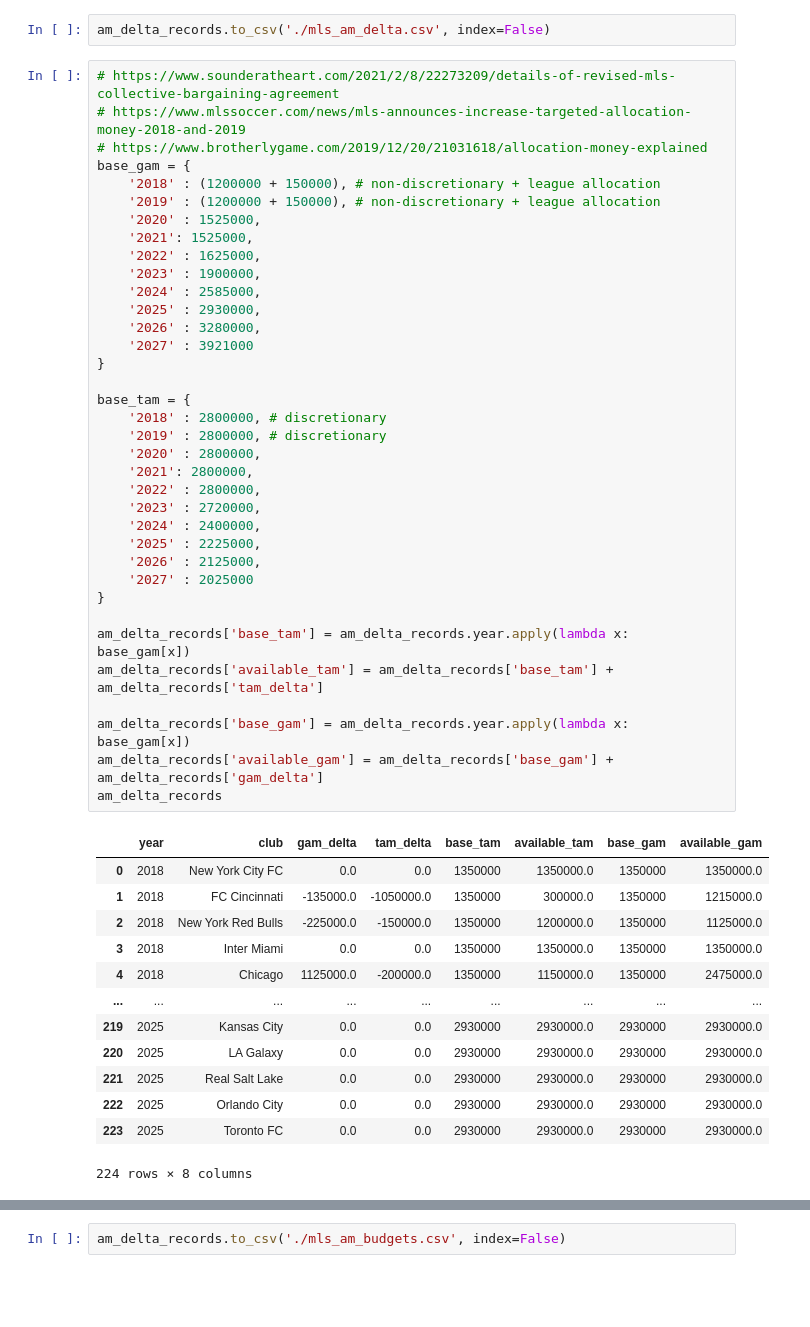
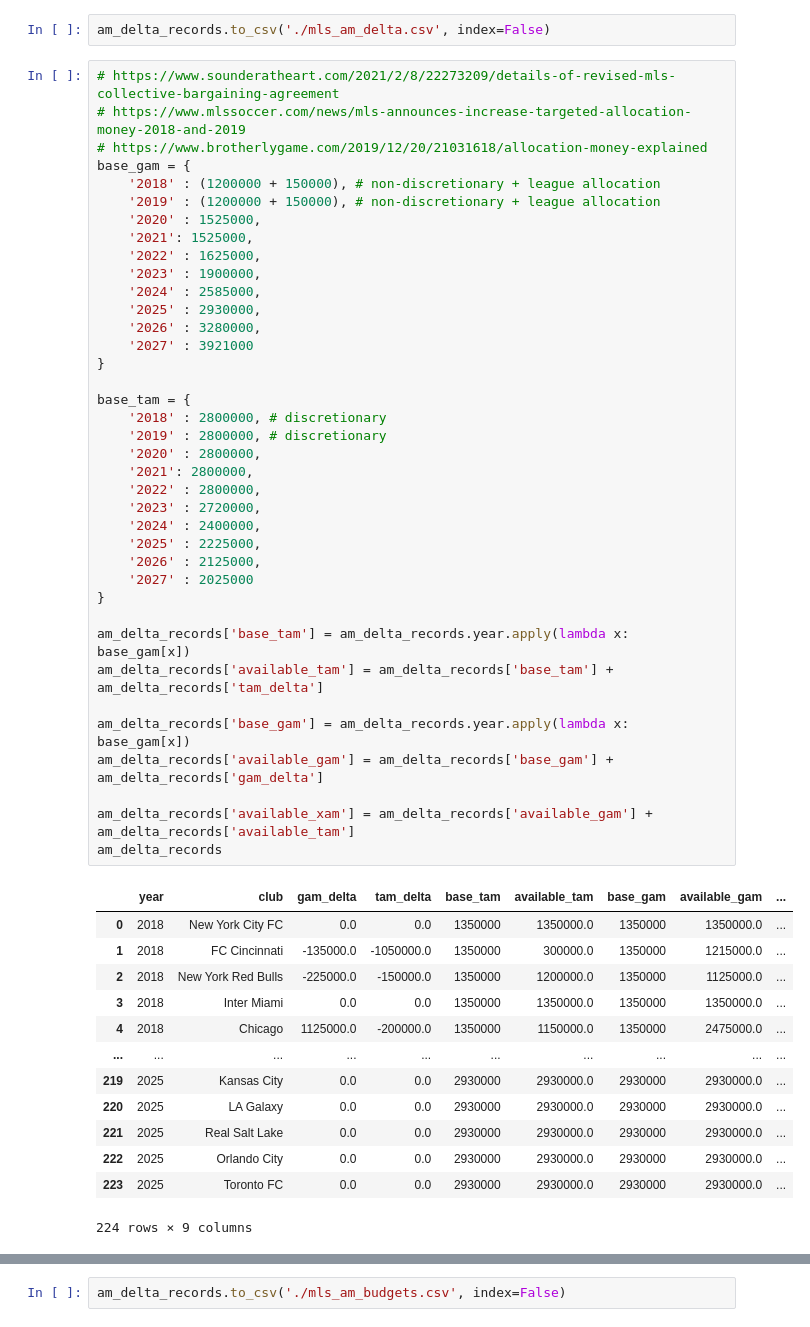
Before and after one commit to akeaswaran/goalsadded-data, a Jupyter notebook: spotrac-scrape.ipynb, the cells around one changed output, grey strips where cells are left out. Saved outputs shown, nothing was run; the diff lists cells and outputs as text; blank space fills up the shorter version.

Commit message:
update with available xam column

```diff
--- a/spotrac-scrape.ipynb
+++ b/spotrac-scrape.ipynb
@@ -443,44 +443,46 @@ base_gam = {
     '2020' : 1525000,
     '2021': 1525000,
     '2022' : 1625000,
     '2023' : 1900000,
     '2024' : 2585000,
     '2025' : 2930000,
     '2026' : 3280000,
     '2027' : 3921000
 }
 
 base_tam = {
     '2018' : 2800000, # discretionary
     '2019' : 2800000, # discretionary
     '2020' : 2800000,
     '2021': 2800000,
     '2022' : 2800000,
     '2023' : 2720000,
     '2024' : 2400000,
     '2025' : 2225000,
     '2026' : 2125000,
     '2027' : 2025000
 }
 
 am_delta_records['base_tam'] = am_delta_records.year.apply(lambda x: base_gam[x])
 am_delta_records['available_tam'] = am_delta_records['base_tam'] + am_delta_records['tam_delta']
 
 am_delta_records['base_gam'] = am_delta_records.year.apply(lambda x: base_gam[x])
 am_delta_records['available_gam'] = am_delta_records['base_gam'] + am_delta_records['gam_delta']
+
+am_delta_records['available_xam'] = am_delta_records['available_gam'] + am_delta_records['available_tam']
 am_delta_records
 # %% [output]
-|  | year | club | gam_delta | tam_delta | base_tam | available_tam | base_gam | available_gam |
-| 0 | 2018 | New York City FC | 0.0 | 0.0 | 1350000 | 1350000.0 | 1350000 | 1350000.0 |
-| 1 | 2018 | FC Cincinnati | -135000.0 | -1050000.0 | 1350000 | 300000.0 | 1350000 | 1215000.0 |
-| 2 | 2018 | New York Red Bulls | -225000.0 | -150000.0 | 1350000 | 1200000.0 | 1350000 | 1125000.0 |
-| 3 | 2018 | Inter Miami | 0.0 | 0.0 | 1350000 | 1350000.0 | 1350000 | 1350000.0 |
-| 4 | 2018 | Chicago | 1125000.0 | -200000.0 | 1350000 | 1150000.0 | 1350000 | 2475000.0 |
-| ... | ... | ... | ... | ... | ... | ... | ... | ... |
-| 219 | 2025 | Kansas City | 0.0 | 0.0 | 2930000 | 2930000.0 | 2930000 | 2930000.0 |
-| 220 | 2025 | LA Galaxy | 0.0 | 0.0 | 2930000 | 2930000.0 | 2930000 | 2930000.0 |
-| 221 | 2025 | Real Salt Lake | 0.0 | 0.0 | 2930000 | 2930000.0 | 2930000 | 2930000.0 |
-| 222 | 2025 | Orlando City | 0.0 | 0.0 | 2930000 | 2930000.0 | 2930000 | 2930000.0 |
-| 223 | 2025 | Toronto FC | 0.0 | 0.0 | 2930000 | 2930000.0 | 2930000 | 2930000.0 |
+|  | year | club | gam_delta | tam_delta | base_tam | available_tam | base_gam | available_gam | ... |
+| 0 | 2018 | New York City FC | 0.0 | 0.0 | 1350000 | 1350000.0 | 1350000 | 1350000.0 | ... |
+| 1 | 2018 | FC Cincinnati | -135000.0 | -1050000.0 | 1350000 | 300000.0 | 1350000 | 1215000.0 | ... |
+| 2 | 2018 | New York Red Bulls | -225000.0 | -150000.0 | 1350000 | 1200000.0 | 1350000 | 1125000.0 | ... |
+| 3 | 2018 | Inter Miami | 0.0 | 0.0 | 1350000 | 1350000.0 | 1350000 | 1350000.0 | ... |
+| 4 | 2018 | Chicago | 1125000.0 | -200000.0 | 1350000 | 1150000.0 | 1350000 | 2475000.0 | ... |
+| ... | ... | ... | ... | ... | ... | ... | ... | ... | ... |
+| 219 | 2025 | Kansas City | 0.0 | 0.0 | 2930000 | 2930000.0 | 2930000 | 2930000.0 | ... |
+| 220 | 2025 | LA Galaxy | 0.0 | 0.0 | 2930000 | 2930000.0 | 2930000 | 2930000.0 | ... |
+| 221 | 2025 | Real Salt Lake | 0.0 | 0.0 | 2930000 | 2930000.0 | 2930000 | 2930000.0 | ... |
+| 222 | 2025 | Orlando City | 0.0 | 0.0 | 2930000 | 2930000.0 | 2930000 | 2930000.0 | ... |
+| 223 | 2025 | Toronto FC | 0.0 | 0.0 | 2930000 | 2930000.0 | 2930000 | 2930000.0 | ... |
-224 rows × 8 columns
+224 rows × 9 columns
 # %%
```
Also changed, not shown: parts of 1 cell of this notebook, 1 other file.
